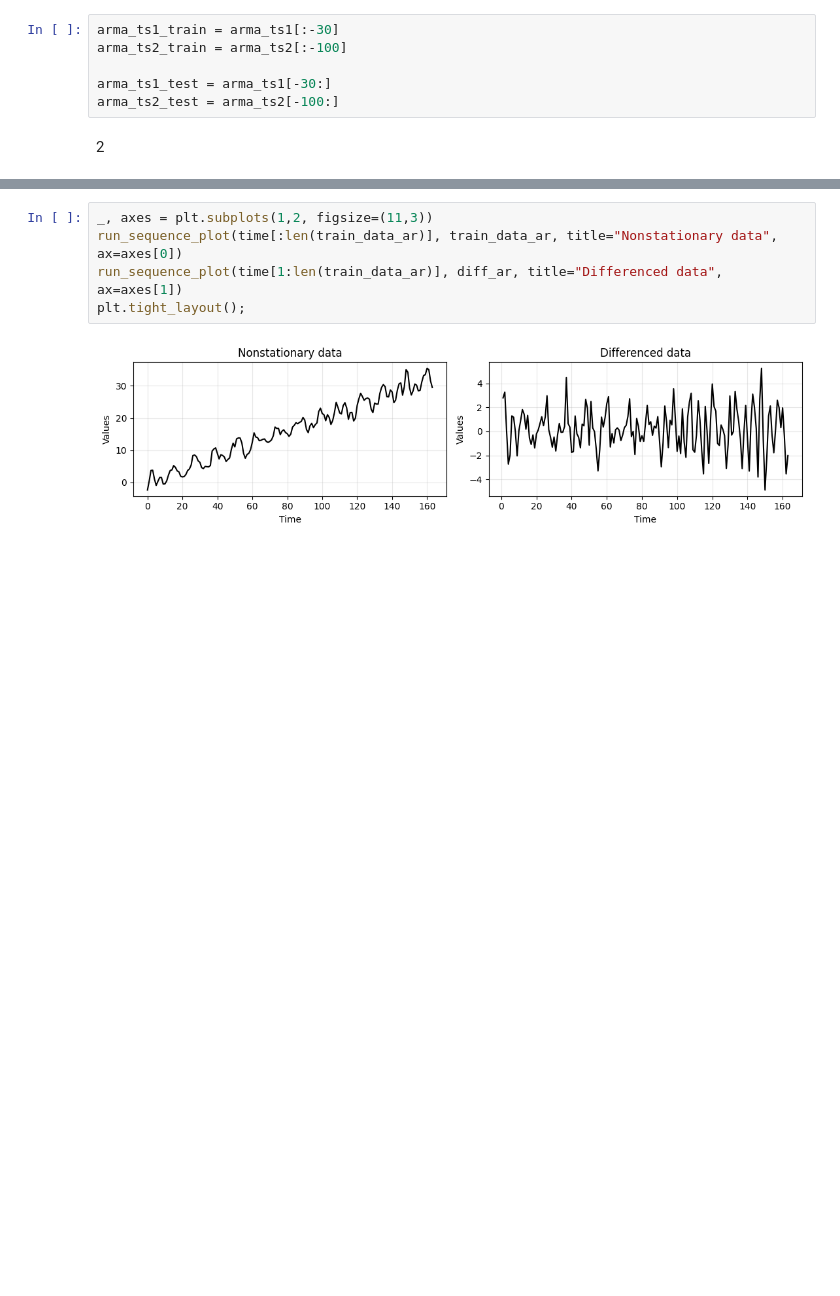
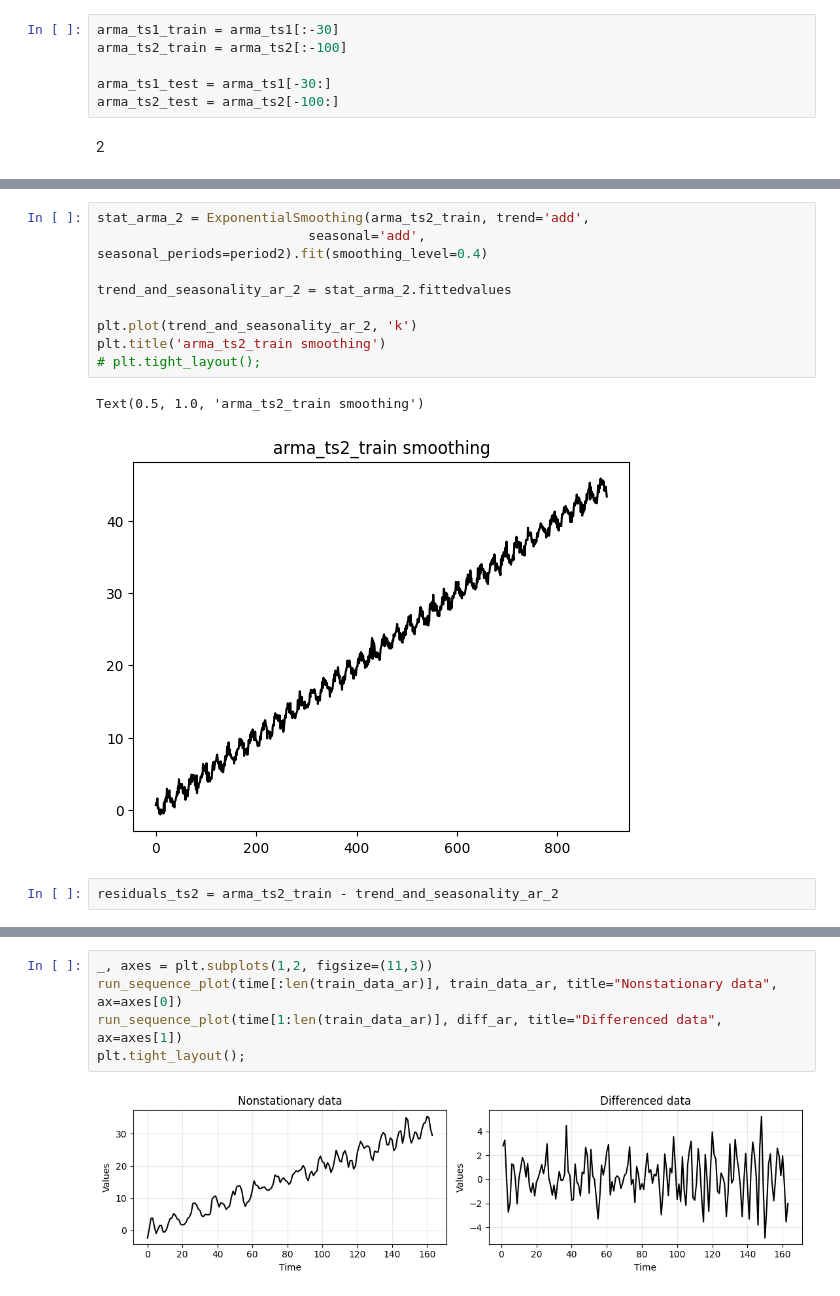
Before and after one commit to QS1lE/ml_time.series.2, a Jupyter notebook: practice 4/4 ar_ma.ipynb, the cells around one changed output, grey strips where cells are left out. Drawn from its saved outputs; the diff is of its cells as text; blank space fills up the shorter version.

```diff
--- a/practice 4/4 ar_ma.ipynb
+++ b/practice 4/4 ar_ma.ipynb
@@ -974,0 +1008,14 @@ arma_ts2_test = arma_ts2[-100:]
+# %%
+stat_arma_2 = ExponentialSmoothing(arma_ts2_train, trend='add',
+                           seasonal='add', seasonal_periods=period2).fit(smoothing_level=0.4)
+
+trend_and_seasonality_ar_2 = stat_arma_2.fittedvalues
+
+plt.plot(trend_and_seasonality_ar_2, 'k')
+plt.title('arma_ts2_train smoothing')
+# plt.tight_layout();
+# %% [output]
+Text(0.5, 1.0, 'arma_ts2_train smoothing')
+[figure, added]
+# %%
+residuals_ts2 = arma_ts2_train - trend_and_seasonality_ar_2
```
Also changed, not shown: parts of 9 cells of this notebook.
